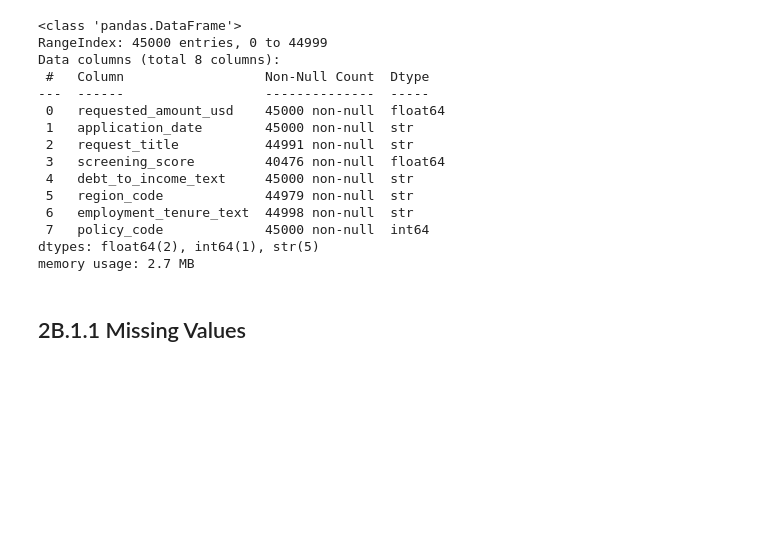
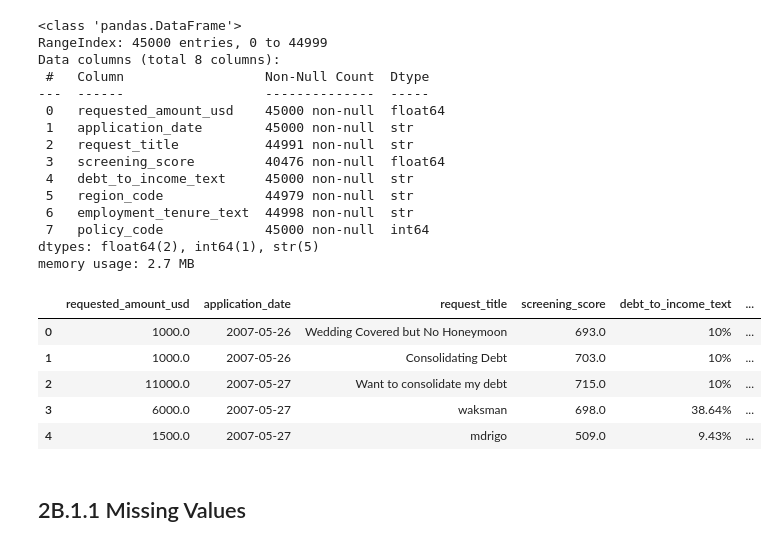
Before and after one commit to JoseAlberto88/Credit-Default-Risk-Analysis, a Jupyter notebook: python/Python_project_group3.ipynb, the cells around one changed output. Cells and saved outputs as stored; diff of their text form; code cells hidden in the pictures; blank space fills up the shorter version.

```diff
--- a/python/Python_project_group3.ipynb
+++ b/python/Python_project_group3.ipynb
@@ -1153,6 +1153,15 @@ Data columns (total 8 columns):
  7   policy_code             45000 non-null  int64
 dtypes: float64(2), int64(1), str(5)
 memory usage: 2.7 MB
+# %%
+inq.head()
+# %% [output]
+|  | requested_amount_usd | application_date | request_title | screening_score | debt_to_income_text | ... |
+| 0 | 1000.0 | 2007-05-26 | Wedding Covered but No Honeymoon | 693.0 | 10% | ... |
+| 1 | 1000.0 | 2007-05-26 | Consolidating Debt | 703.0 | 10% | ... |
+| 2 | 11000.0 | 2007-05-27 | Want to consolidate my debt | 715.0 | 10% | ... |
+| 3 | 6000.0 | 2007-05-27 | waksman | 698.0 | 38.64% | ... |
+| 4 | 1500.0 | 2007-05-27 | mdrigo | 509.0 | 9.43% | ... |
 # %% [markdown]
 ## 2B.1.1 Missing Values
 # %%
```
Also changed, not shown: parts of 9 cells of this notebook, 1 other file.
